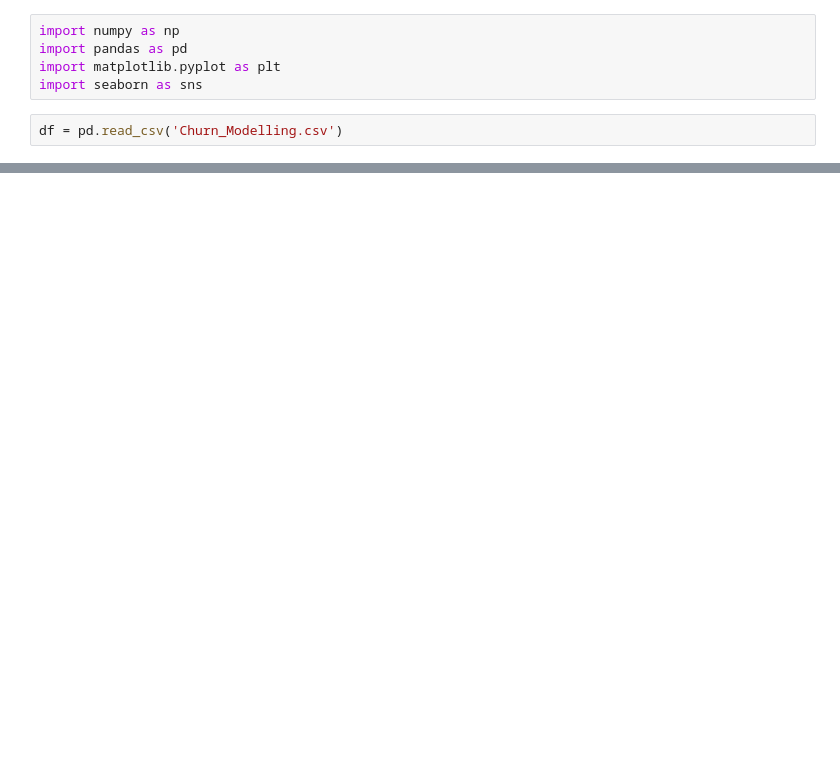
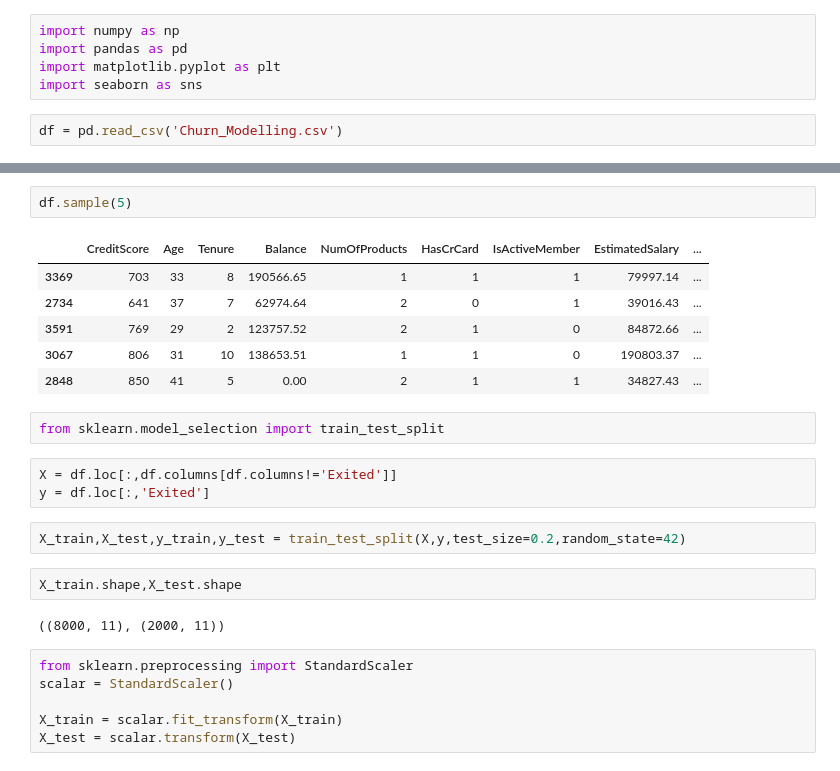
Before and after one commit to karthik4-4/Customer-Churn-Prediction, a Jupyter notebook: Customer-Churn-Prediction.ipynb, the cells around one changed output, grey strips where cells are left out. Drawn from its saved outputs; the diff is of its cells as text; blank space fills up the shorter version.

```diff
--- a/Customer-Churn-Prediction.ipynb
+++ b/Customer-Churn-Prediction.ipynb
@@ -17,0 +78,26 @@ sns.countplot(data=df,'Exited')
+# %%
+df.sample(5)
+# %% [output]
+|  | CreditScore | Age | Tenure | Balance | NumOfProducts | HasCrCard | IsActiveMember | EstimatedSalary | ... |
+| 3369 | 703 | 33 | 8 | 190566.65 | 1 | 1 | 1 | 79997.14 | ... |
+| 2734 | 641 | 37 | 7 | 62974.64 | 2 | 0 | 1 | 39016.43 | ... |
+| 3591 | 769 | 29 | 2 | 123757.52 | 2 | 1 | 0 | 84872.66 | ... |
+| 3067 | 806 | 31 | 10 | 138653.51 | 1 | 1 | 0 | 190803.37 | ... |
+| 2848 | 850 | 41 | 5 | 0.00 | 2 | 1 | 1 | 34827.43 | ... |
+# %%
+from sklearn.model_selection import train_test_split
+# %%
+X = df.loc[:,df.columns[df.columns!='Exited']]
+y = df.loc[:,'Exited']
+# %%
+X_train,X_test,y_train,y_test = train_test_split(X,y,test_size=0.2,random_state=42)
+# %%
+X_train.shape,X_test.shape
+# %% [output]
+((8000, 11), (2000, 11))
+# %%
+from sklearn.preprocessing import StandardScaler
+scalar = StandardScaler()
+
+X_train = scalar.fit_transform(X_train)
+X_test = scalar.transform(X_test)
```
Also changed, not shown: parts of 20 cells of this notebook.
